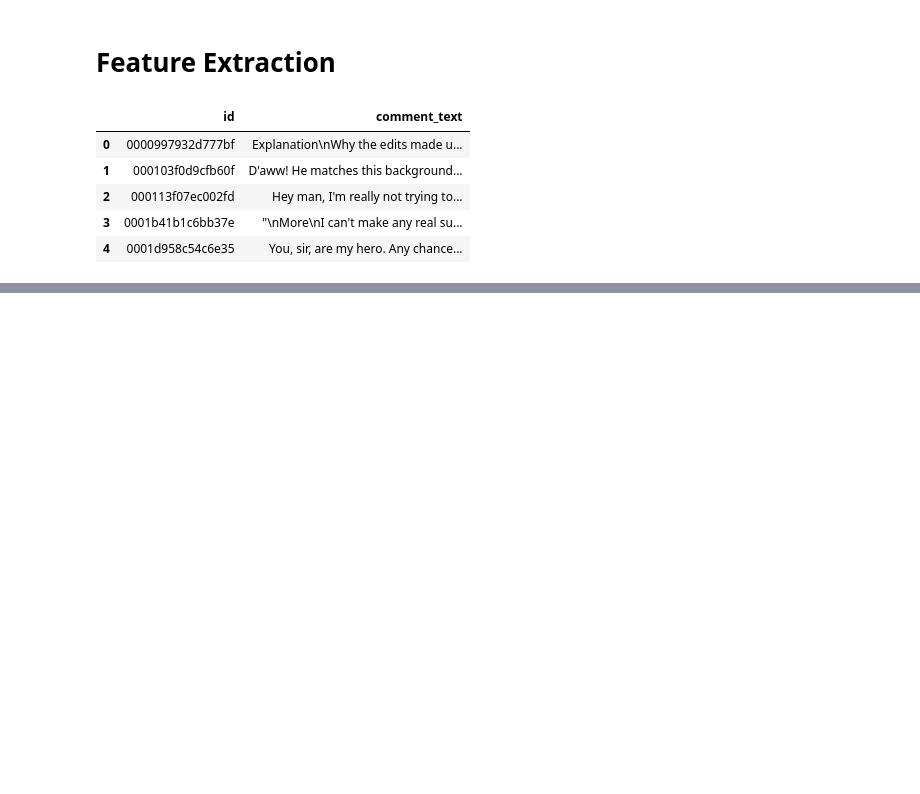
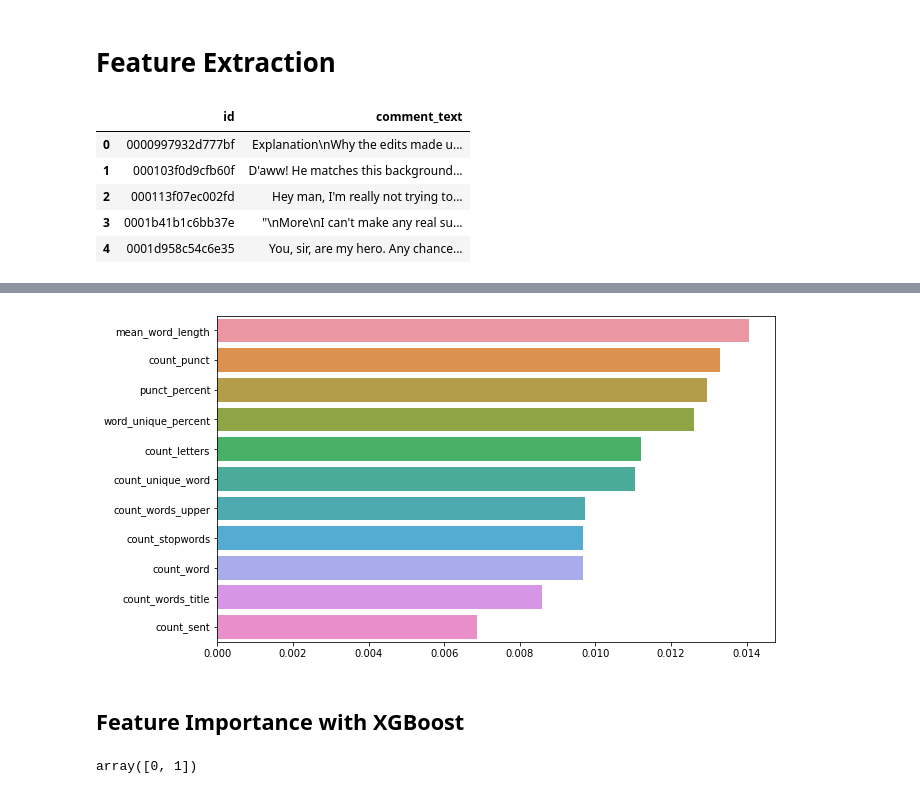
Before and after one commit to fhrzn/detoxification, a Jupyter notebook: notebooks/1.0-fhrzn-initial-eda.ipynb, the cells around one changed output, grey strips where cells are left out. Cells and saved outputs as stored; diff of their text form; code cells hidden in the pictures; blank space fills up the shorter version.

```diff
--- a/notebooks/1.0-fhrzn-initial-eda.ipynb
+++ b/notebooks/1.0-fhrzn-initial-eda.ipynb
@@ -249,0 +252,16 @@ train_features.head()
+# %%
+from sklearn.feature_selection import mutual_info_classif
+
+predictor = train_features.iloc[:, 2:13]
+target = train_features.iloc[:, 13]
+
+def make_mi_scores(X, y):
+    mi_scores = mutual_info_classif(X, y)
+    mi_series = pd.Series(mi_scores, index=X.columns)
+    # mi_series = mi_series.sort_values(ascending=False)
+
+    return mi_series
+# %%
+scores = make_mi_scores(predictor, target)
+scores = scores.sort_values(ascending=False)
+scores
@@ -249,0 +281,12 @@ train_features.head()
+# %%
+plt.figure(figsize=(10,6))
+sns.barplot(x=scores, y=scores.index)
+plt.show()
+# %% [output]
+[figure, added]
+# %% [markdown]
+## Feature Importance with XGBoost
+# %%
+target.unique()
+# %% [output]
+array([0, 1])
```
Also changed, not shown: parts of 8 cells of this notebook.
